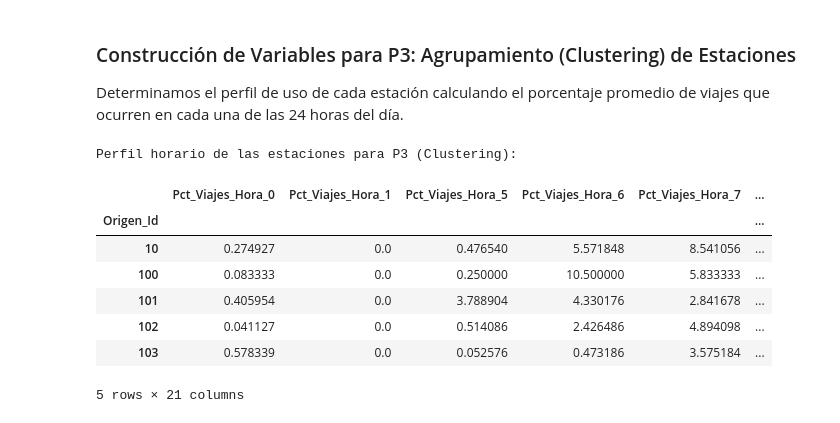
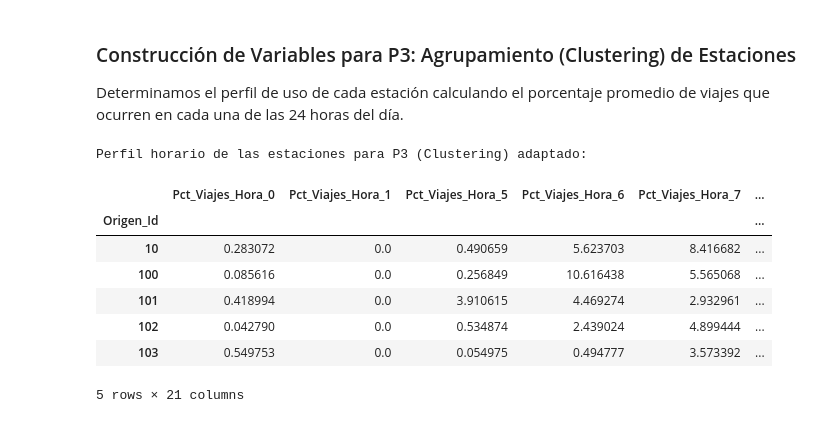
Before and after one commit to a01450920/TC5061-Proyecto-Equipo08, a Jupyter notebook: notebooks/P1_P2_P3_MiBici.ipynb, the cells around one changed output. Cells and saved outputs as stored; diff of their text form; code cells hidden in the pictures.

Commit message:
Agrega version 2 con limpieza y correcciones

```diff
--- a/notebooks/P1_P2_P3_MiBici.ipynb
+++ b/notebooks/P1_P2_P3_MiBici.ipynb
@@ -242,0 +415,11 @@ Ejemplo de variables para P1 (Demanda):
+# %%
+# Extraer la hora a partir de 'Inicio_hora' (que es de tipo datetime.time o string) para poder agrupar por hora
+# Como 'Inicio_hora' ya existe en tu df_mi_bici, obtenemos el componente de la hora (hour)
+df_mi_bici['Hora_Inicio'] = pd.to_datetime(df_mi_bici['Inicio_hora'].astype(str)).dt.hour
+
+# La columna 'Inicio_fecha' ya contiene la fecha y 'Edad' ya está calculada en df_mi_bici
+# Agrupar viajes salientes (Demanda) utilizando las columnas reales de tu DataFrame
+p1_demanda = df_mi_bici.groupby(['Origen_Id', 'Inicio_fecha', 'Hora_Inicio', 'Edad']).size().reset_index(name='Cantidad_Viajes_Salientes')
+
+print("Ejemplo de variables para P1 (Demanda) adaptado:")
+display(p1_demanda.head())
@@ -244,16 +450,16 @@ Ejemplo de variables para P1 (Demanda):
 ### Construcción de Variables para P2: Saturación / Presión Operativa (Proxy)
 Calculamos el balance neto (Llegadas - Salidas) acumulado por estación y hora para medir la presión en la operación.
 # %%
-# Extraer fecha y hora para los viajes finalizados
-df_mibici['Fecha_Fin'] = df_mibici['Fin_del_viaje'].dt.date
-df_mibici['Hora_Fin'] = df_mibici['Fin_del_viaje'].dt.hour
+# Extraer la hora numérica a partir de las columnas de hora ya existentes en df_mi_bici
+df_mi_bici['Hora_Inicio_Num'] = pd.to_datetime(df_mi_bici['Inicio_hora'].astype(str)).dt.hour
+df_mi_bici['Hora_Fin_Num'] = pd.to_datetime(df_mi_bici['Fin_hora'].astype(str)).dt.hour
 
-# Contar salidas (salidas por origen, fecha y hora)
-salidas = df_mibici.groupby(['Origen_Id', 'Fecha_Inicio', 'Hora_Inicio']).size().reset_index(name='Salidas')
+# Contar salidas (salidas por origen, fecha y hora de inicio)
+salidas = df_mi_bici.groupby(['Origen_Id', 'Inicio_fecha', 'Hora_Inicio_Num']).size().reset_index(name='Salidas')
 salidas.columns = ['Estacion_Id', 'Fecha', 'Hora', 'Salidas']
 
-# Contar entradas (llegadas por destino, fecha y hora)
-entradas = df_mibici.groupby(['Destino_Id', 'Fecha_Fin', 'Hora_Fin']).size().reset_index(name='Entradas')
+# Contar entradas (llegadas por destino, fecha y hora de fin)
+entradas = df_mi_bici.groupby(['Destino_Id', 'Fin_fecha', 'Hora_Fin_Num']).size().reset_index(name='Entradas')
 entradas.columns = ['Estacion_Id', 'Fecha', 'Hora', 'Entradas']
 
 # Unir flujos de entradas y salidas
@@ -262,6 +468,9 @@ flujo_estaciones = pd.merge(entradas, salidas, on=['Estacion_Id', 'Fecha', 'Hora
 # Calcular balance neto (Entradas - Salidas)
 flujo_estaciones['Balance_Neto'] = flujo_estaciones['Entradas'] - flujo_estaciones['Salidas']
 
-print("Ejemplo de variables para P2 (Balance Neto / Presión Operativa):")
+# Limpiar columnas auxiliares agregadas al dataframe original
+df_mi_bici = df_mi_bici.drop(columns=['Hora_Inicio_Num', 'Hora_Fin_Num'], errors='ignore')
+
+print("Ejemplo de variables para P2 (Balance Neto / Presión Operativa) adaptado:")
 display(flujo_estaciones.head())
 # %% [output]
@@ -331,24 +540,27 @@ Ejemplo de variables preparadas para P2:
 ### Construcción de Variables para P3: Agrupamiento (Clustering) de Estaciones
 Determinamos el perfil de uso de cada estación calculando el porcentaje promedio de viajes que ocurren en cada una de las 24 horas del día.
 # %%
-# Crear una tabla cruzada de Estación de Origen vs Hora de Inicio
-perfil_horas = pd.crosstab(df_mibici['Origen_Id'], df_mibici['Hora_Inicio'])
+# Extraer de forma temporal las horas numéricas para el agrupamiento
+horas_inicio_temp = pd.to_datetime(df_mi_bici['Inicio_hora'].astype(str)).dt.hour
+
+# Crear una tabla cruzada de Estación de Origen vs Hora de Inicio usando las variables correctas
+perfil_horas = pd.crosstab(df_mi_bici['Origen_Id'], horas_inicio_temp)
 
 # Convertir las frecuencias absolutas a proporciones (porcentajes) por fila
 perfil_horas_porcentaje = perfil_horas.div(perfil_horas.sum(axis=1), axis=0) * 100
 
 # Renombrar columnas para claridad
 perfil_horas_porcentaje.columns = [f'Pct_Viajes_Hora_{h}' for h in perfil_horas_porcentaje.columns]
 
-print("Perfil horario de las estaciones para P3 (Clustering):")
+print("Perfil horario de las estaciones para P3 (Clustering) adaptado:")
 display(perfil_horas_porcentaje.head())
 # %% [output]
-Perfil horario de las estaciones para P3 (Clustering):
+Perfil horario de las estaciones para P3 (Clustering) adaptado:
 |  | Pct_Viajes_Hora_0 | Pct_Viajes_Hora_1 | Pct_Viajes_Hora_5 | Pct_Viajes_Hora_6 | Pct_Viajes_Hora_7 | ... |
 | Origen_Id |  |  |  |  |  | ... |
-| 10 | 0.274927 | 0.0 | 0.476540 | 5.571848 | 8.541056 | ... |
-| 100 | 0.083333 | 0.0 | 0.250000 | 10.500000 | 5.833333 | ... |
-| 101 | 0.405954 | 0.0 | 3.788904 | 4.330176 | 2.841678 | ... |
-| 102 | 0.041127 | 0.0 | 0.514086 | 2.426486 | 4.894098 | ... |
-| 103 | 0.578339 | 0.0 | 0.052576 | 0.473186 | 3.575184 | ... |
+| 10 | 0.283072 | 0.0 | 0.490659 | 5.623703 | 8.416682 | ... |
+| 100 | 0.085616 | 0.0 | 0.256849 | 10.616438 | 5.565068 | ... |
+| 101 | 0.418994 | 0.0 | 3.910615 | 4.469274 | 2.932961 | ... |
+| 102 | 0.042790 | 0.0 | 0.534874 | 2.439024 | 4.899444 | ... |
+| 103 | 0.549753 | 0.0 | 0.054975 | 0.494777 | 3.573392 | ... |
 5 rows × 21 columns
```
Also changed, not shown: parts of 45 cells of this notebook.
